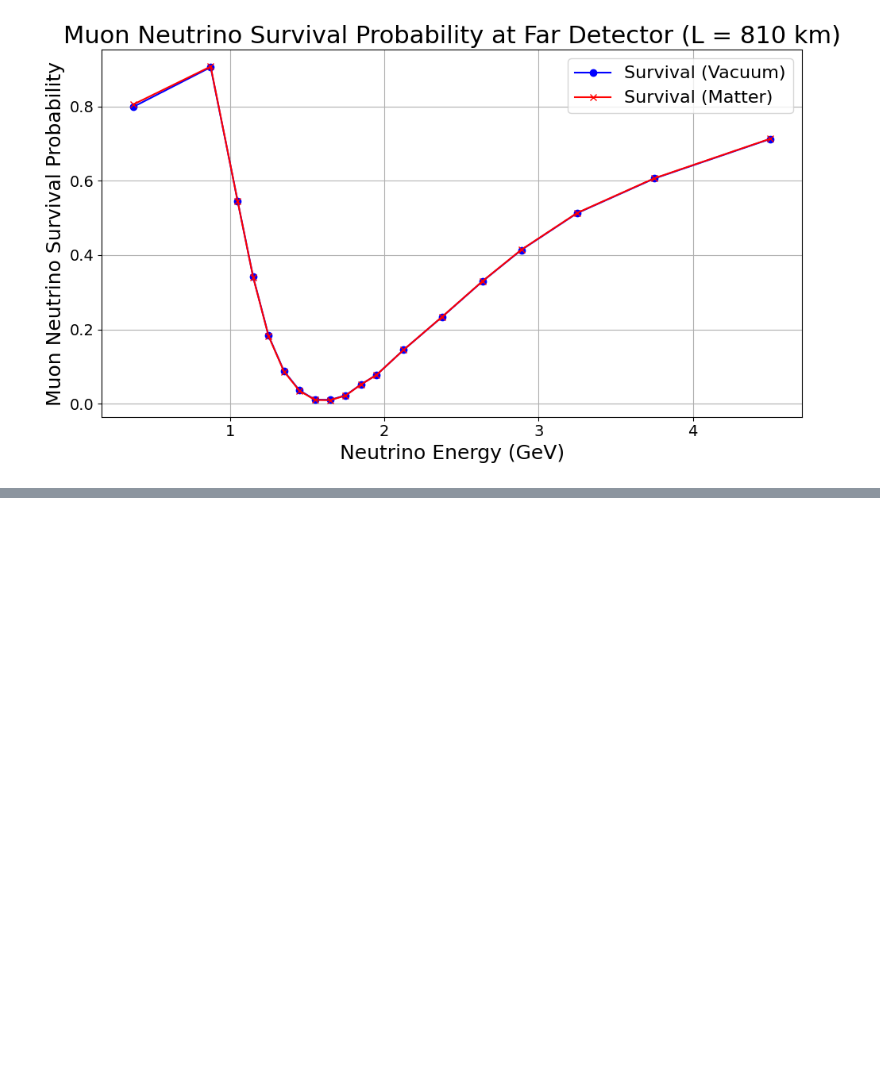
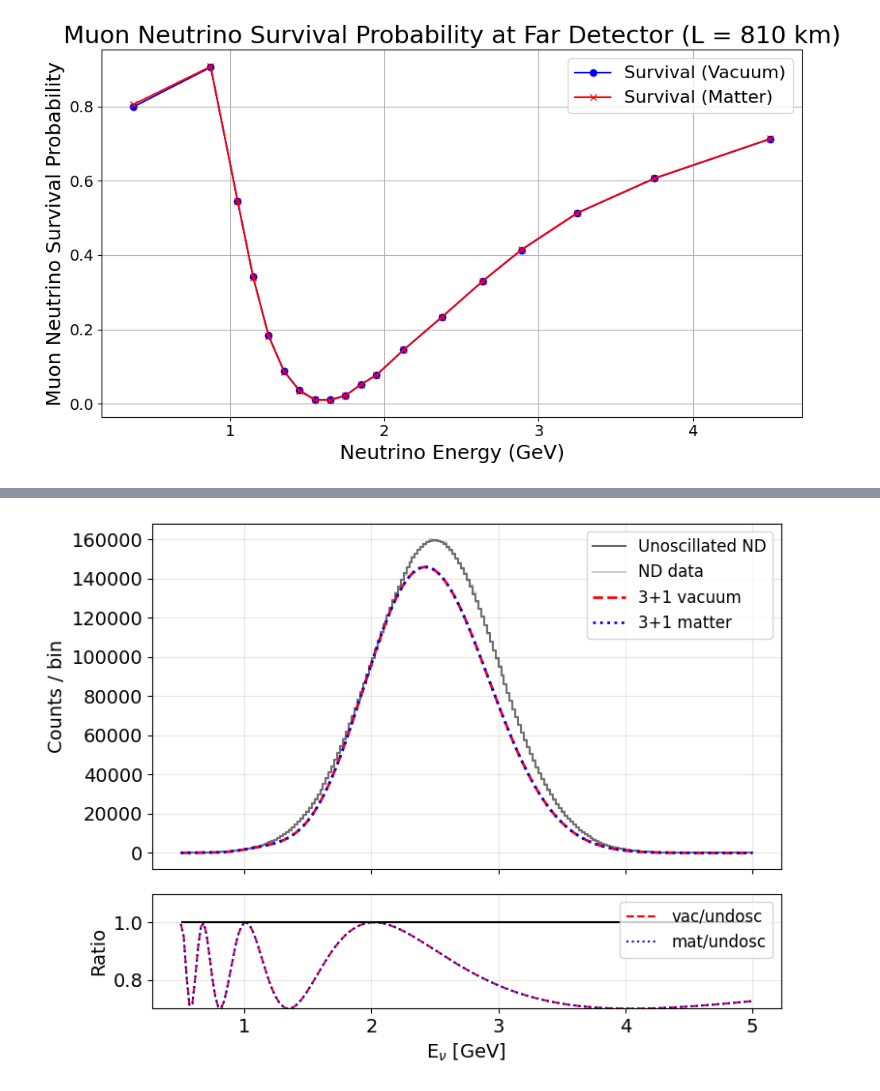
Before and after one commit to somar9/Neutrino-Oscillation-Project, a Jupyter notebook: 4_Flavour_oscillation(4).ipynb, the cells around one changed output, grey strips where cells are left out. Drawn from its saved outputs; the diff is of its cells as text; code cells hidden in the pictures; blank space fills up the shorter version.

```diff
--- a/4_Flavour_oscillation(4).ipynb
+++ b/4_Flavour_oscillation(4).ipynb
@@ -291,0 +1204,63 @@ plt.show()
+# %%
+
+
+# 1) ND Gaussian flux
+E = np.linspace(0.5, 5.0, 200)
+mu, sigma = 2.5, 0.5
+flux_nd = np.exp(-0.5*((E-mu)/sigma)**2)
+flux_nd /= np.trapezoid(flux_nd, E)
+scale = 2e5
+counts_undosc = flux_nd * scale
+
+# 2) 3+1 params with matching keys:
+params_4flav = {
+    'delta_m31_sq': 2.5e-3,
+    'delta_m41_sq': 5.0,
+    'baseline':     1.0,
+    'matter':       False
+}
+# for matter-on, make a copy
+params_mat = {**params_4flav, 'matter': True}
+
+# 3) fixed prob function
+def prob_mu_to_mu_4flav(energy, param):
+    dm31 = param["delta_m31_sq"]
+    dm41 = param["delta_m41_sq"]
+    L    = param["baseline"]
+    base3f = 1.0 - 0.5 * np.sin(1.27 * dm31 * L / energy)**2
+    ster   = 0.3 * np.sin(1.27 * dm41 * L / energy)**2
+    return np.clip(base3f - ster, 0, 1)
+
+p_vac = prob_mu_to_mu_4flav(E, params_4flav)
+p_mat = prob_mu_to_mu_4flav(E, params_mat)
+
+counts_vac = counts_undosc * p_vac
+counts_mat = counts_undosc * p_mat
+
+counts_meas = np.random.poisson(counts_undosc)
+
+# 4) plot with ratio inset
+fig, (ax, axr) = plt.subplots(2,1, figsize=(8,6),
+                              gridspec_kw={'height_ratios':[3,1]}, sharex=True)
+
+ax.step(E, counts_undosc, where='mid', color='k', alpha=0.6, label='Unoscillated ND')
+ax.step(E, counts_meas,   where='mid', color='gray',alpha=0.4, label='ND data')
+ax.plot(E, counts_vac, 'r--', lw=2, label='3+1 vacuum')
+ax.plot(E, counts_mat, 'b:',  lw=2, label='3+1 matter')
+ax.set_ylabel('Counts / bin')
+ax.legend(loc='upper right')
+ax.grid(alpha=0.3)
+
+axr.plot(E, counts_vac/counts_undosc, 'r--', label='vac/undosc')
+axr.plot(E, counts_mat/counts_undosc, 'b:',  label='mat/undosc')
+axr.hlines(1, E.min(), E.max(), color='k')
+axr.set_xlabel('E$_ν$ [GeV]')
+axr.set_ylabel('Ratio')
+axr.set_ylim(0.7,1.1)
+axr.legend(loc='upper right')
+axr.grid(alpha=0.3)
+
+plt.tight_layout()
+plt.show()
+# %% [output]
+[figure, added]
```
Also changed, not shown: parts of 45 cells of this notebook.
